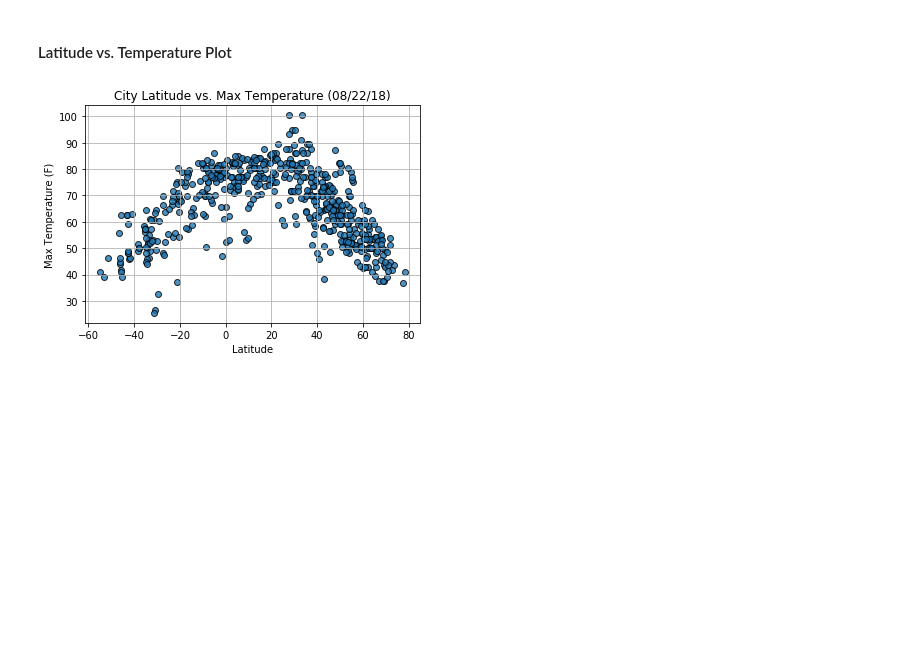
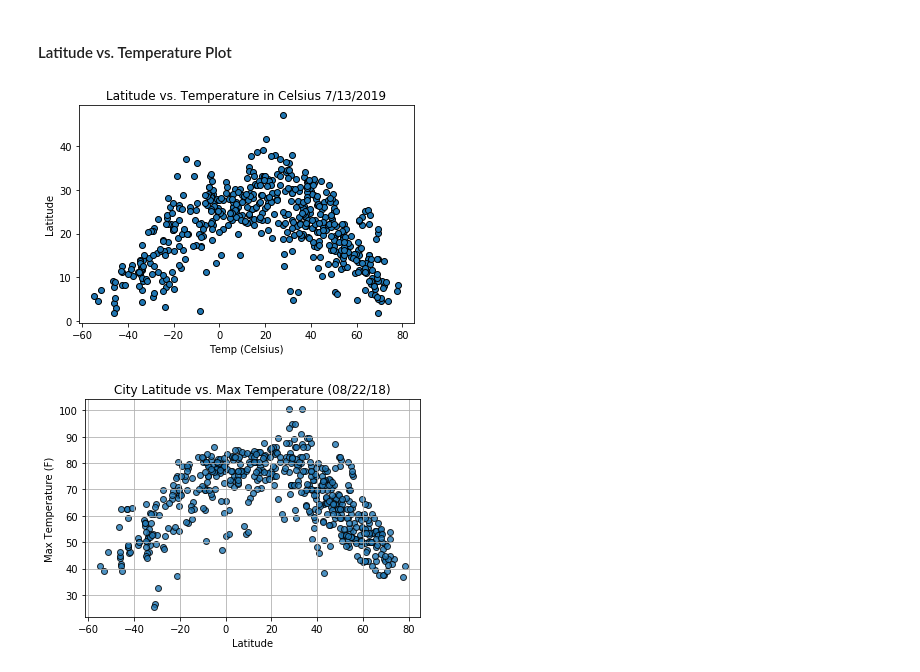
Before and after one commit to bradmendolla/WeatherPy, a Jupyter notebook: WeatherPy.ipynb, the cells around one changed output. Cells and saved outputs as stored; diff of their text form; code cells hidden in the pictures; blank space fills up the shorter version.

```diff
--- a/WeatherPy.ipynb
+++ b/WeatherPy.ipynb
@@ -90,7 +90,7 @@ for city in cities:
     query_url = "http://api.openweathermap.org/data/2.5/weather?q=" + city + "&appid=" + api_key
     response = requests.get(query_url).json()
     try:
-        print(f"{response['cod']}.")
+        print(f"{response['cod']} response query.")
         listed_cities.append(response['name'])
         country.append(response['sys']['country'])
         lat.append(response['coord']['lat'])
@@ -98,5 +98,7 @@ for city in cities:
         humidity.append(response['main']['humidity'])
         max_temp.append(response['main']['temp'])
         wind_speed.append(response['wind']['speed'])
+        cloudiness.append(response["clouds"]["all"])
     except: KeyError
+temp_celsius = [temp-273 for temp in max_temp]
 # %% [output]
@@ -122,7 +124,9 @@ weather_df = pd.DataFrame({"City": listed_cities,
                            "Country": country,
                            "Lat": lat,
                            "Long": long,
-                           "Temp":max_temp,
+                           "Temp":temp_celsius,
                            "Humidity": humidity,
-                           "Wind Speed": wind_speed})
+                           "Wind Speed": wind_speed,
+                           "Cloudiness": cloudiness})
 weather_df
+weather_df.to_csv(output_data_file)
@@ -175,6 +161,15 @@ dtype: int64
 * Save the plotted figures as .pngs.
 # %% [markdown]
 #### Latitude vs. Temperature Plot
+# %%
+plt.scatter(weather_df["Lat"], weather_df["Temp"], edgecolors = "black")
+plt.xlabel("Temp (Celsius)")
+plt.ylabel("Latitude")
+plt.title("Latitude vs. Temperature in Celsius 7/13/2019")
+plt.grid
+plt.savefig("Figures/Temperature.png")
+# %% [output]
+[figure, added]
 # %%
 # %% [output]
 [figure]
```
Also changed, not shown: parts of 14 cells of this notebook, 5 other files.
